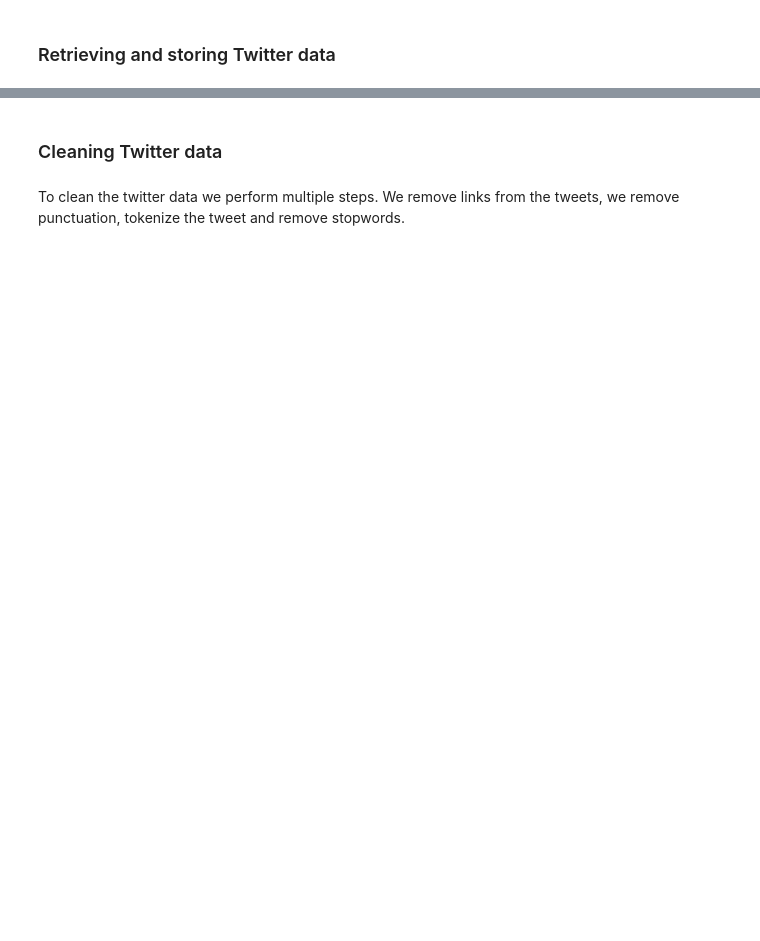
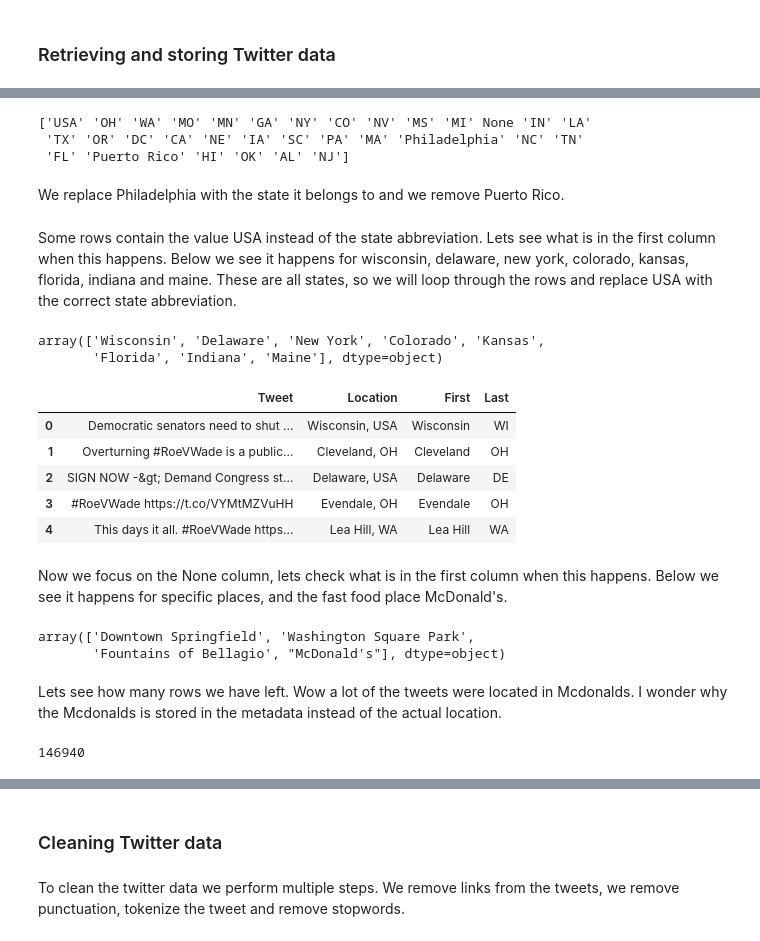
Before and after one commit to dewispooren/socialweb_finalproject, a Jupyter notebook: Final_Project.ipynb, the cells around one changed output, grey strips where cells are left out. Drawn from its saved outputs; the diff is of its cells as text; code cells hidden in the pictures; blank space fills up the shorter version.

```diff
--- a/Final_Project.ipynb
+++ b/Final_Project.ipynb
@@ -50,0 +67,8 @@ print(len(twitter_data))
+# %%
+df1 = pd.read_csv('tweets.txt', sep='\t', header=None, names=['Tweet'])
+df2 = pd.read_csv('locations.txt', sep='\t', header=None, names=['Location'])
+
+
+df = pd.concat([df1, df2], axis=1, join='inner')
+print(len(df))
+display(df.head(5))
@@ -50,0 +89,11 @@ print(len(twitter_data))
+# %%
+df[['First','Last']] = df.Location.str.split(",",expand=True,)
+df['Last'] = df['Last'].str.strip()
+# %%
+print(df.Last.unique())
+# %% [output]
+['USA' 'OH' 'WA' 'MO' 'MN' 'GA' 'NY' 'CO' 'NV' 'MS' 'MI' None 'IN' 'LA'
+ 'TX' 'OR' 'DC' 'CA' 'NE' 'IA' 'SC' 'PA' 'MA' 'Philadelphia' 'NC' 'TN'
+ 'FL' 'Puerto Rico' 'HI' 'OK' 'AL' 'NJ']
+# %% [markdown]
+We replace Philadelphia with the state it belongs to and we remove Puerto Rico.
@@ -50,0 +108,40 @@ print(len(twitter_data))
+# %% [markdown]
+Some rows contain the value USA instead of the state abbreviation. Lets see what is in the first column when this happens. Below we see it happens for wisconsin, delaware, new york, colorado, kansas, florida, indiana and maine. These are all states, so we will loop through the rows and replace USA with the correct state abbreviation.
+# %%
+df2=df.loc[df['Last'] == 'USA', 'First']
+df2.unique()
+# %% [output]
+array(['Wisconsin', 'Delaware', 'New York', 'Colorado', 'Kansas',
+       'Florida', 'Indiana', 'Maine'], dtype=object)
+# %%
+state_to_abbrev = {
+    "Wisconsin": "WI",
+    "Delaware": "DE",
+    "New York": "NY",
+    "Colorado": "CO",
+    "Kansas": "KS",
+    "Florida": "FL",
+    "Indiana": "IN",
+    "Maine": "ME"}
+
+
+for i, row in df.iterrows():
+    if row.Last == 'USA':
+        df.at[i, 'Last'] = state_to_abbrev[row.First]
+
+df.head(5)
+# %% [output]
+|  | Tweet | Location | First | Last |
+| 0 | Democratic senators need to shut ... | Wisconsin, USA | Wisconsin | WI |
+| 1 | Overturning #RoeVWade is a public... | Cleveland, OH | Cleveland | OH |
+| 2 | SIGN NOW -&gt; Demand Congress st... | Delaware, USA | Delaware | DE |
+| 3 | #RoeVWade https://t.co/VYMtMZVuHH | Evendale, OH | Evendale | OH |
+| 4 | This days it all. #RoeVWade https... | Lea Hill, WA | Lea Hill | WA |
+# %% [markdown]
+Now we focus on the None column, lets check what is in the first column when this happens. Below we see it happens for specific places, and the fast food place McDonald's.
+# %%
+df2=df.loc[df['Last'].isna(), 'First']
+df2.unique()
+# %% [output]
+array(['Downtown Springfield', 'Washington Square Park',
+       'Fountains of Bellagio', "McDonald's"], dtype=object)
@@ -50,0 +160,6 @@ print(len(twitter_data))
+# %% [markdown]
+Lets see how many rows we have left. Wow a lot of the tweets were located in Mcdonalds. I wonder why the Mcdonalds is stored in the metadata instead of the actual location.
+# %%
+print(len(df))
+# %% [output]
+146940
```
Also changed, not shown: parts of 30 cells of this notebook, 2 other files.
